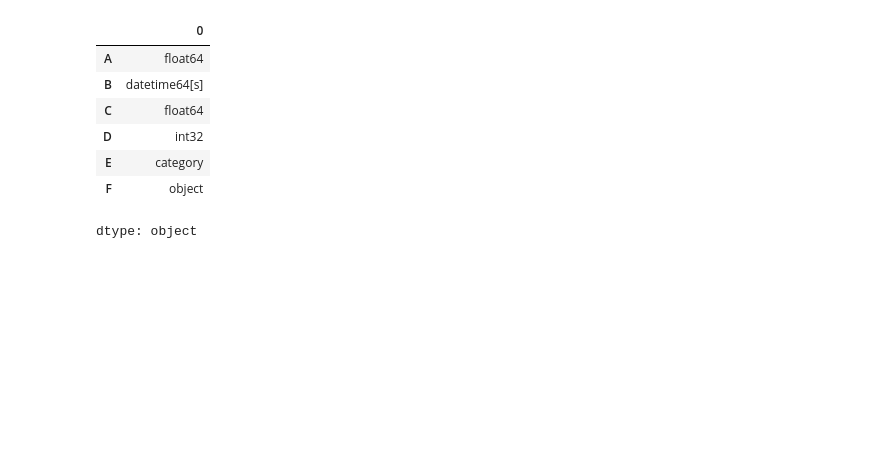
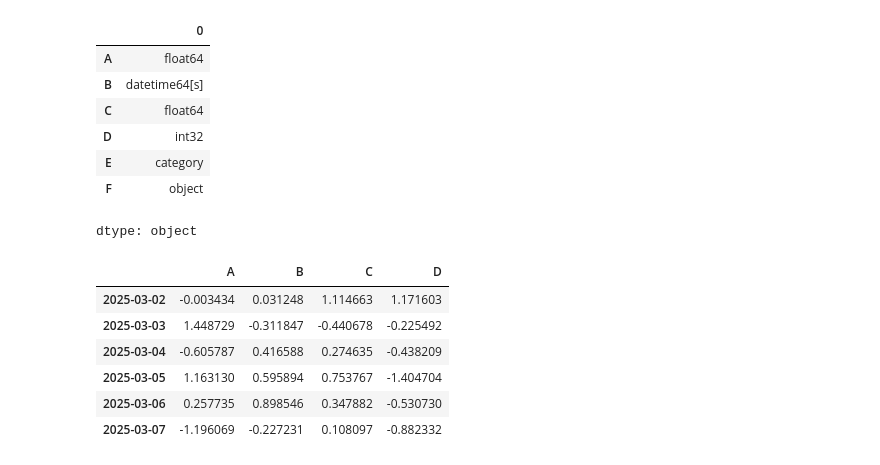
Before and after one commit to wldbsdk/2025-1--myclass-BDA, a Jupyter notebook: inclass/02w_B_0312_pandas_basic.ipynb, the cells around one changed output. Cells and saved outputs as stored; diff of their text form; code cells hidden in the pictures; blank space fills up the shorter version.

```diff
--- a/inclass/02w_B_0312_pandas_basic.ipynb
+++ b/inclass/02w_B_0312_pandas_basic.ipynb
@@ -571,3 +574,15 @@ df2.dtypes
 | E | category |
 | F | object |
 dtype: object
+# %%
+df = pd.DataFrame(np.random.randn(6, 4), index=dates,
+                  columns=list('ABCD'))
+df
+# %% [output]
+|  | A | B | C | D |
+| 2025-03-02 | -0.003434 | 0.031248 | 1.114663 | 1.171603 |
+| 2025-03-03 | 1.448729 | -0.311847 | -0.440678 | -0.225492 |
+| 2025-03-04 | -0.605787 | 0.416588 | 0.274635 | -0.438209 |
+| 2025-03-05 | 1.163130 | 0.595894 | 0.753767 | -1.404704 |
+| 2025-03-06 | 0.257735 | 0.898546 | 0.347882 | -0.530730 |
+| 2025-03-07 | -1.196069 | -0.227231 | 0.108097 | -0.882332 |
```
Also changed, not shown: parts of 1 cell of this notebook.
